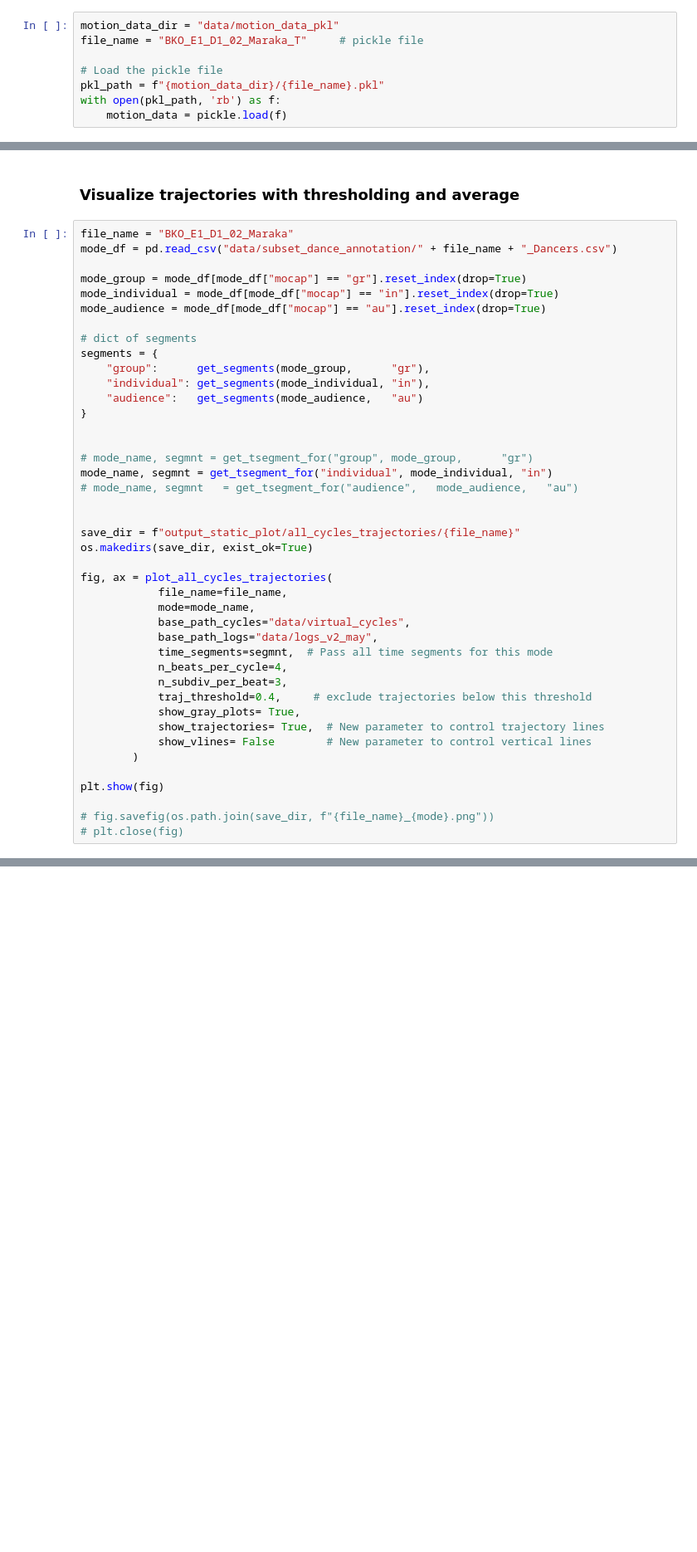
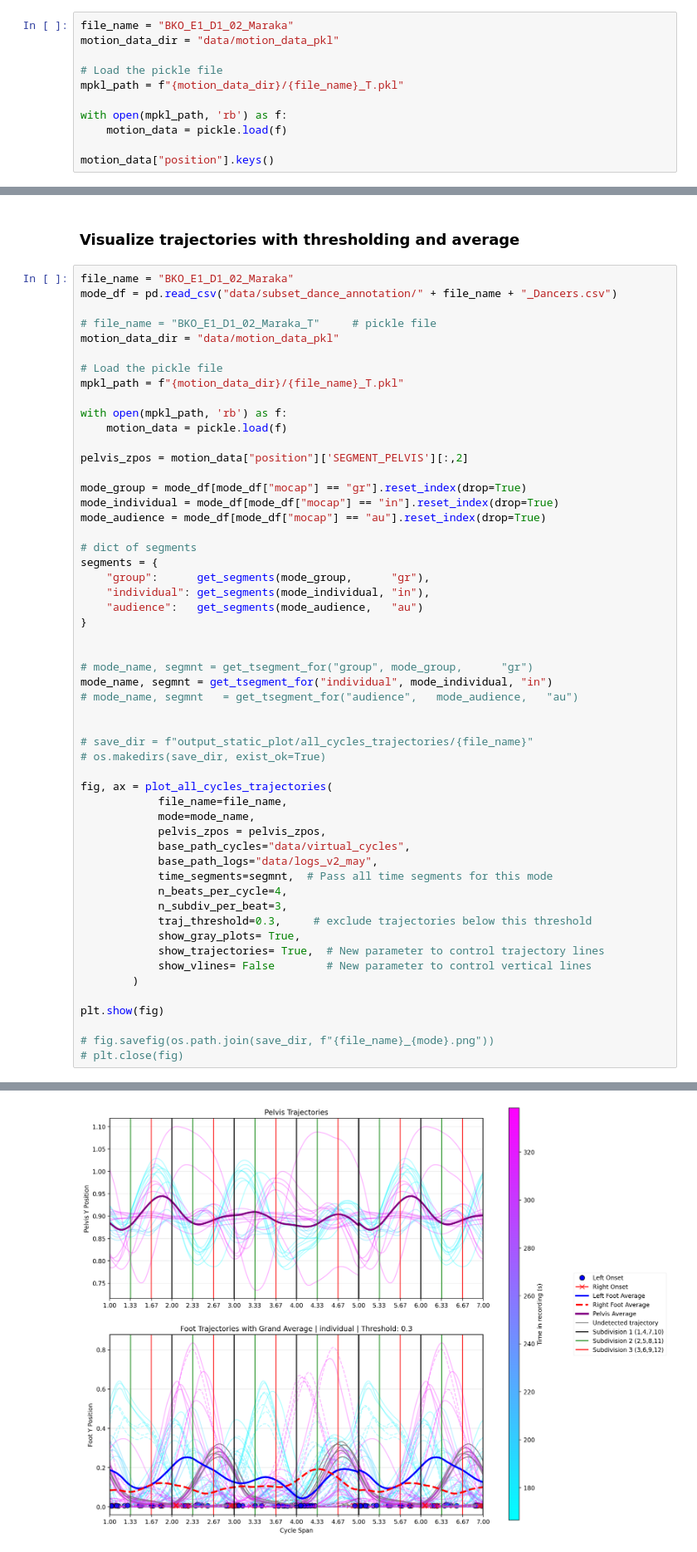
Before and after one commit to sagar0dutta/djembe_vistool, a Jupyter notebook: A6_center_mass.ipynb, the cells around one changed output, grey strips where cells are left out. Shown at 83% size. Drawn from its saved outputs; the diff is of its cells as text; blank space fills up the shorter version.

```diff
--- a/A6_center_mass.ipynb
+++ b/A6_center_mass.ipynb
@@ -15,10 +15,13 @@ from scipy.interpolate import interp1d
 from utils_trajectory.trajectory_cycle import plot_all_cycles_trajectories
 from utils_pipeline.pipeline_A import *
 # %%
+file_name = "BKO_E1_D1_02_Maraka"
 motion_data_dir = "data/motion_data_pkl"
-file_name = "BKO_E1_D1_02_Maraka_T"     # pickle file
 
 # Load the pickle file
-pkl_path = f"{motion_data_dir}/{file_name}.pkl"
-with open(pkl_path, 'rb') as f:
+mpkl_path = f"{motion_data_dir}/{file_name}_T.pkl"
+
+with open(mpkl_path, 'rb') as f:
     motion_data = pickle.load(f)
+
+motion_data["position"].keys()
@@ -31,6 +343,17 @@ array([0.874241, 0.874626, 0.875027, ..., 0.888218, 0.888371, 0.888506])
 # %%
 file_name = "BKO_E1_D1_02_Maraka"
 mode_df = pd.read_csv("data/subset_dance_annotation/" + file_name + "_Dancers.csv")
+
+# file_name = "BKO_E1_D1_02_Maraka_T"     # pickle file
+motion_data_dir = "data/motion_data_pkl"
+
+# Load the pickle file
+mpkl_path = f"{motion_data_dir}/{file_name}_T.pkl"
+
+with open(mpkl_path, 'rb') as f:
+    motion_data = pickle.load(f)
+
+pelvis_zpos = motion_data["position"]['SEGMENT_PELVIS'][:,2]
 
 mode_group = mode_df[mode_df["mocap"] == "gr"].reset_index(drop=True)
 mode_individual = mode_df[mode_df["mocap"] == "in"].reset_index(drop=True)
@@ -49,18 +372,19 @@ mode_name, segmnt = get_tsegment_for("individual", mode_individual, "in")
 # mode_name, segmnt   = get_tsegment_for("audience",   mode_audience,   "au")
 
 
-save_dir = f"output_static_plot/all_cycles_trajectories/{file_name}"
-os.makedirs(save_dir, exist_ok=True)
+# save_dir = f"output_static_plot/all_cycles_trajectories/{file_name}"
+# os.makedirs(save_dir, exist_ok=True)
 
 fig, ax = plot_all_cycles_trajectories(
             file_name=file_name,
             mode=mode_name,
+            pelvis_zpos = pelvis_zpos,
             base_path_cycles="data/virtual_cycles",
             base_path_logs="data/logs_v2_may",
             time_segments=segmnt,  # Pass all time segments for this mode
             n_beats_per_cycle=4,
             n_subdiv_per_beat=3,
-            traj_threshold=0.4,     # exclude trajectories below this threshold
+            traj_threshold=0.3,     # exclude trajectories below this threshold
             show_gray_plots= True,
             show_trajectories= True,  # New parameter to control trajectory lines
             show_vlines= False        # New parameter to control vertical lines
@@ -70,3 +394,4 @@ plt.show(fig)
 
 # fig.savefig(os.path.join(save_dir, f"{file_name}_{mode}.png"))
 # plt.close(fig)
+# %% [output]
@@ -72,0 +401 @@ plt.show(fig)
+[figure, added]
```
Also changed, not shown: parts of 4 cells of this notebook, 10 other files.
